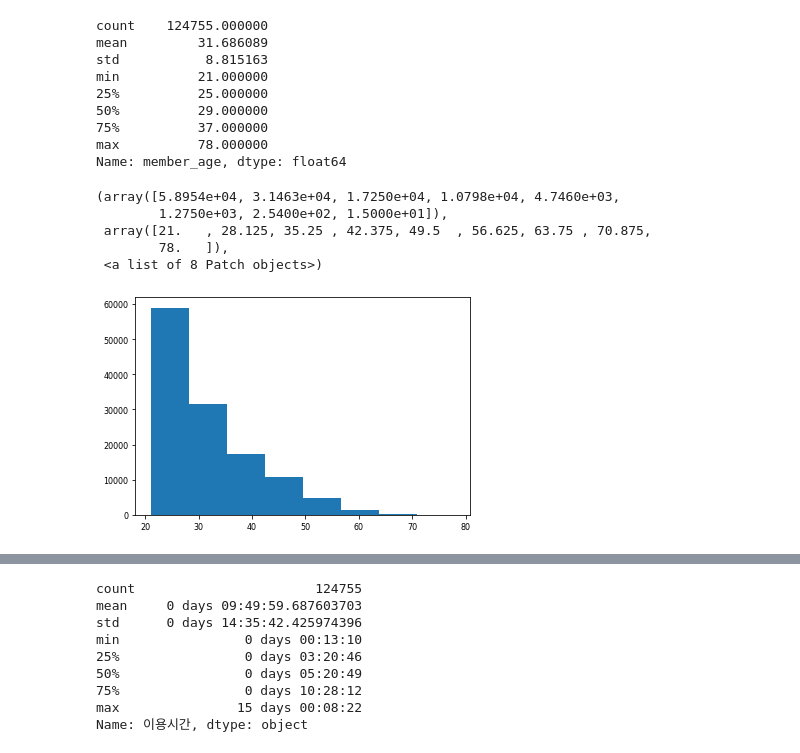
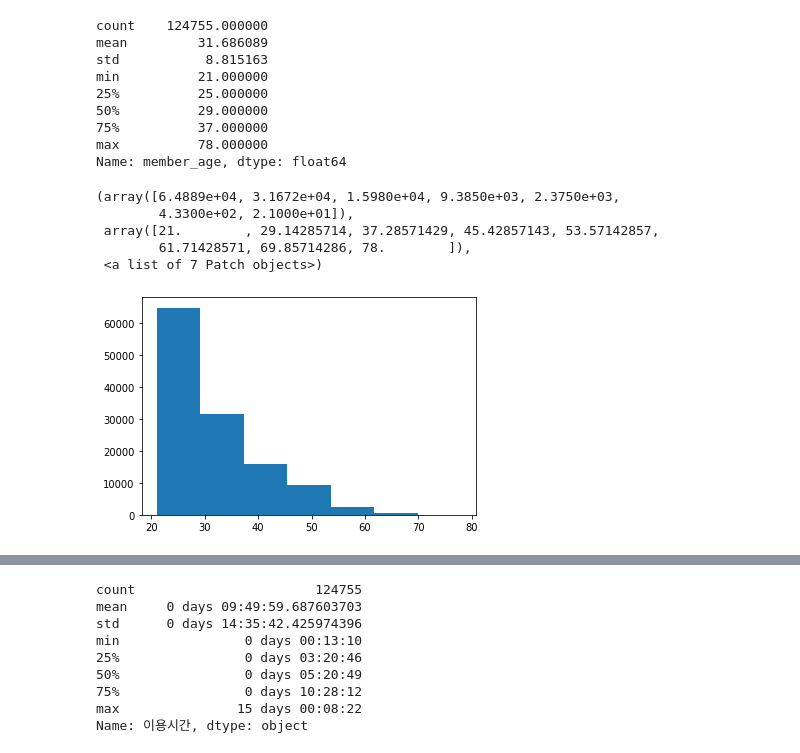
Before and after one commit to easttuna/Sodascar_User-clustering-and-classification-model-based-on-usage-history, a Jupyter notebook: EDA.ipynb, the cells around one changed output, grey strips where cells are left out. Cells and saved outputs as stored; diff of their text form; code cells hidden in the pictures.

```diff
--- a/EDA.ipynb
+++ b/EDA.ipynb
@@ -73,14 +73,14 @@ min          21.000000
 max          78.000000
 Name: member_age, dtype: float64
 # %%
-plt.hist(data['member_age'], bins=8)
+plt.hist(data['member_age'], bins=7)
 # %% [output]
-(array([5.8954e+04, 3.1463e+04, 1.7250e+04, 1.0798e+04, 4.7460e+03,
-        1.2750e+03, 2.5400e+02, 1.5000e+01]),
- array([21.   , 28.125, 35.25 , 42.375, 49.5  , 56.625, 63.75 , 70.875,
-        78.   ]),
- <a list of 8 Patch objects>)
+(array([6.4889e+04, 3.1672e+04, 1.5980e+04, 9.3850e+03, 2.3750e+03,
+        4.3300e+02, 2.1000e+01]),
+ array([21.        , 29.14285714, 37.28571429, 45.42857143, 53.57142857,
+        61.71428571, 69.85714286, 78.        ]),
+ <a list of 7 Patch objects>)
-[figure, old version]
+[figure, new version]
 # %%
 # 남자 이용자가 여자 이용자의 4배 가량 많음
 data['member_gender'].value_counts(normalize=True).plot(kind="pie")
```
Also changed, not shown: parts of 8 cells of this notebook.
